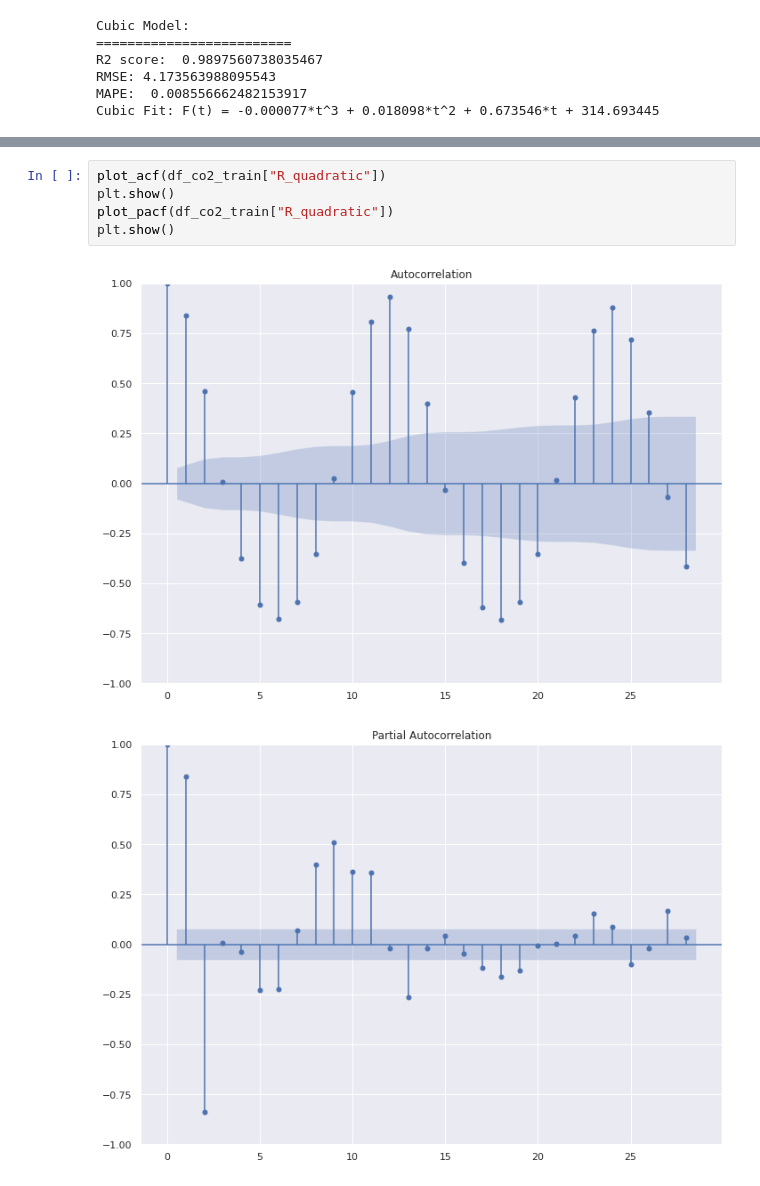
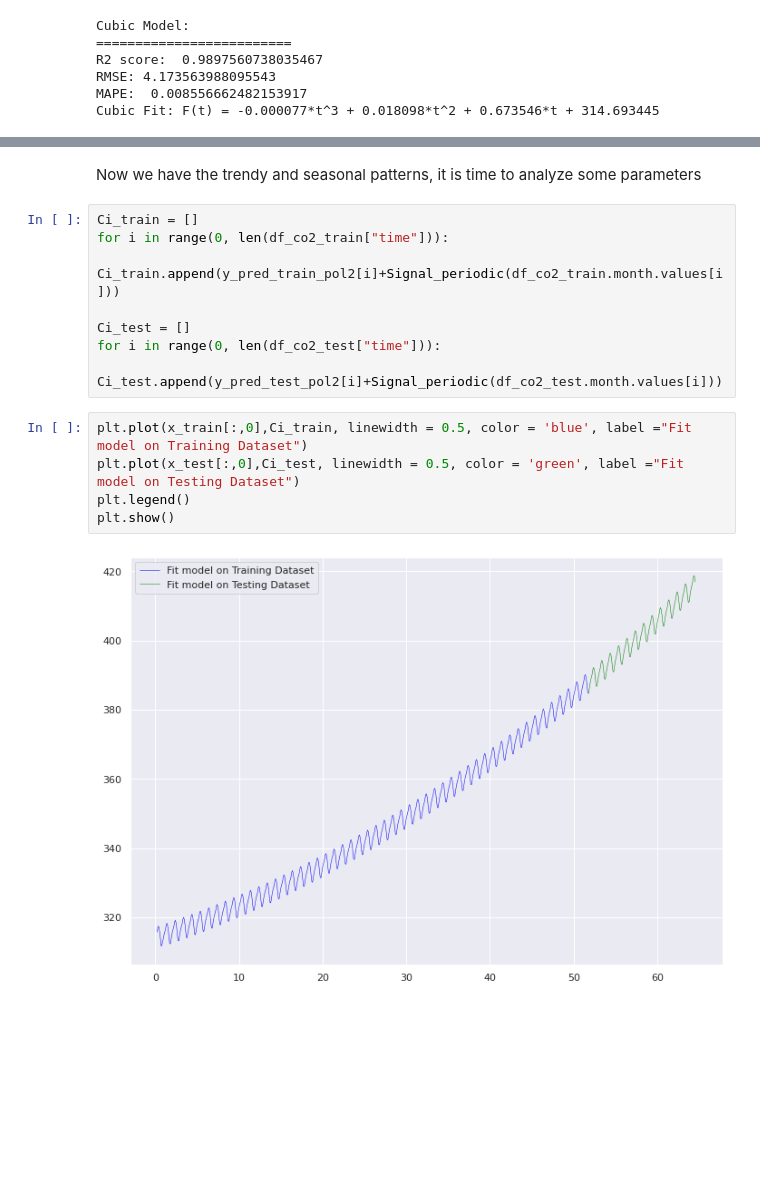
Before and after one commit to yonkeenn/projectForecastingCO2, a Jupyter notebook: projectForcastingC02.ipynb, the cells around one changed output, grey strips where cells are left out. Cells and saved outputs as stored; diff of their text form; blank space fills up the shorter version.

```diff
--- a/projectForcastingC02.ipynb
+++ b/projectForcastingC02.ipynb
@@ -307,8 +301,17 @@ plt.show()
-# %%
-plot_acf(df_co2_train["R_quadratic"])
-plt.show()
-plot_pacf(df_co2_train["R_quadratic"])
-plt.show()
-# %% [output]
-[figure, removed]
-[figure, removed]
+# %% [markdown]
+Now we have the trendy and seasonal patterns, it is time to analyze some parameters
+# %%
+Ci_train = []
+for i in range(0, len(df_co2_train["time"])):
+    Ci_train.append(y_pred_train_pol2[i]+Signal_periodic(df_co2_train.month.values[i]))
+
+Ci_test = []
+for i in range(0, len(df_co2_test["time"])):
+    Ci_test.append(y_pred_test_pol2[i]+Signal_periodic(df_co2_test.month.values[i]))
+# %%
+plt.plot(x_train[:,0],Ci_train, linewidth = 0.5, color = 'blue', label ="Fit model on Training Dataset")
+plt.plot(x_test[:,0],Ci_test, linewidth = 0.5, color = 'green', label ="Fit model on Testing Dataset")
+plt.legend()
+plt.show()
+# %% [output]
+[figure, added]
```
Also changed, not shown: parts of 17 cells of this notebook, 3 other files.
